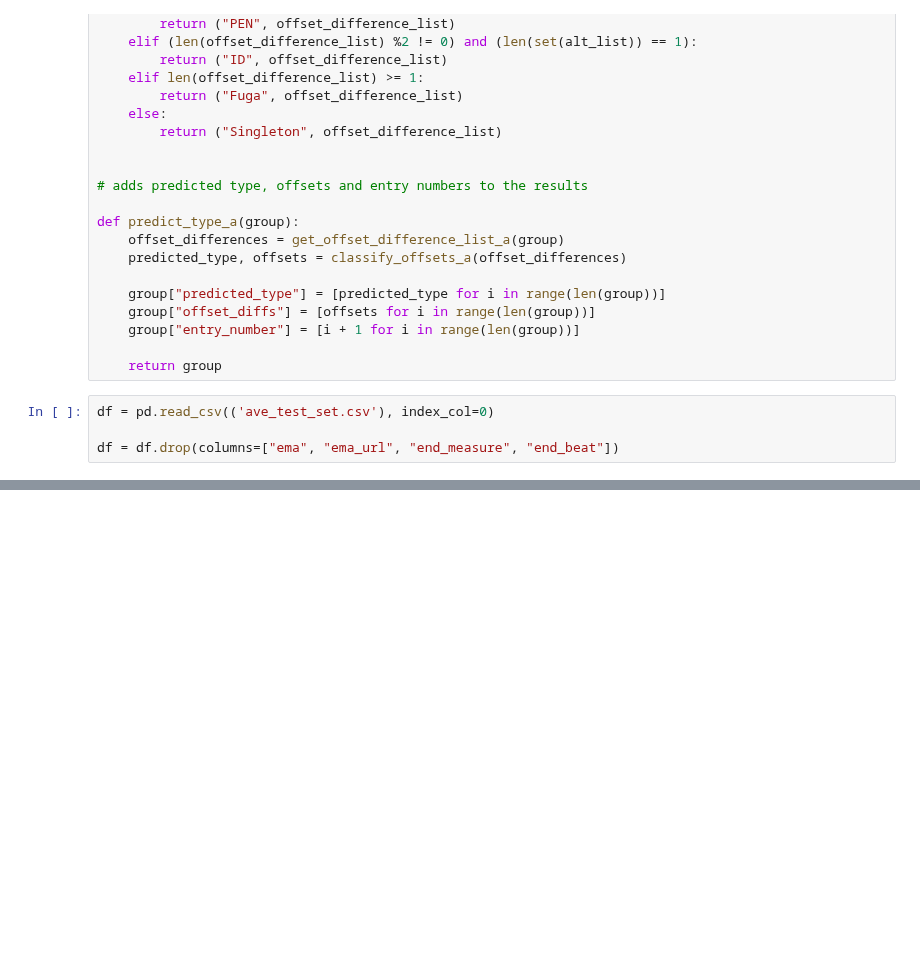
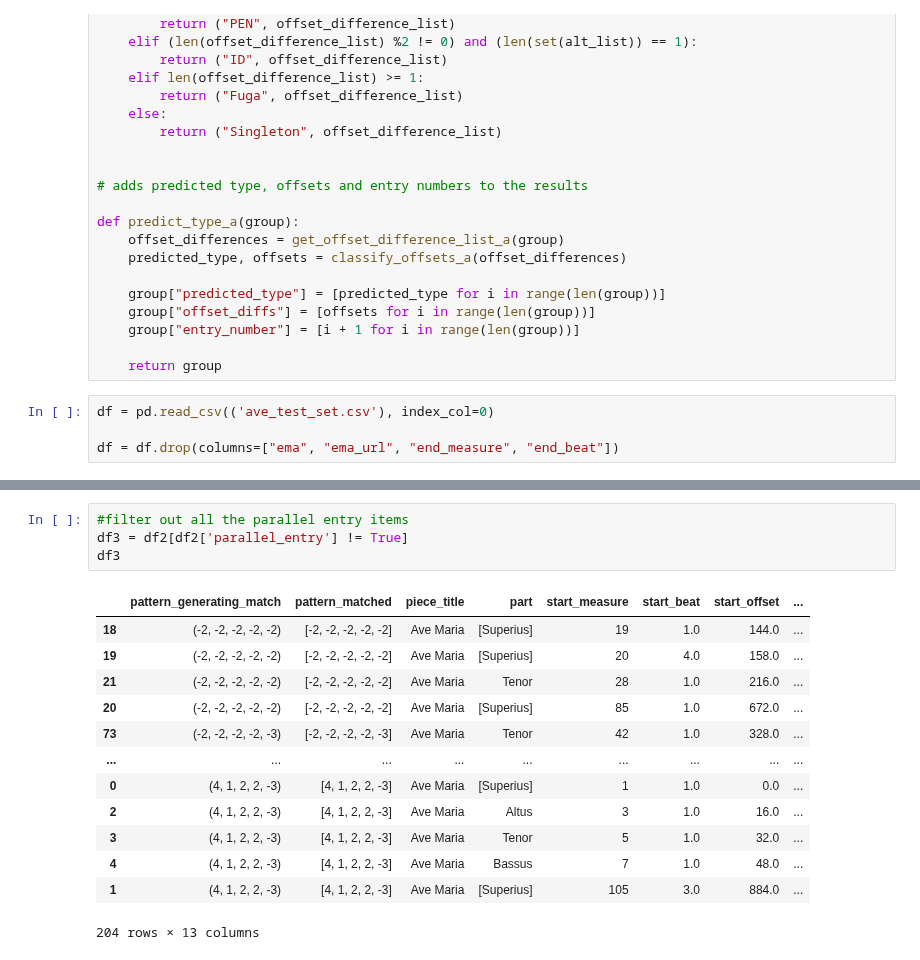
Before and after one commit to RichardFreedman/CRIM-notebooks, a Jupyter notebook: CRIM/CRIM_Group_Tests.ipynb, the cells around one changed output, grey strips where cells are left out. Saved outputs shown, nothing was run; the diff lists cells and outputs as text; blank space fills up the shorter version.

```diff
--- a/CRIM/CRIM_Group_Tests.ipynb
+++ b/CRIM/CRIM_Group_Tests.ipynb
@@ -184 +162,19 @@ sel.head(50)
+# %%
+#filter out all the parallel entry items
+df3 = df2[df2['parallel_entry'] != True]
+df3
+# %% [output]
+|  | pattern_generating_match | pattern_matched | piece_title | part | start_measure | start_beat | start_offset | ... |
+| 18 | (-2, -2, -2, -2, -2) | [-2, -2, -2, -2, -2] | Ave Maria | [Superius] | 19 | 1.0 | 144.0 | ... |
+| 19 | (-2, -2, -2, -2, -2) | [-2, -2, -2, -2, -2] | Ave Maria | [Superius] | 20 | 4.0 | 158.0 | ... |
+| 21 | (-2, -2, -2, -2, -2) | [-2, -2, -2, -2, -2] | Ave Maria | Tenor | 28 | 1.0 | 216.0 | ... |
+| 20 | (-2, -2, -2, -2, -2) | [-2, -2, -2, -2, -2] | Ave Maria | [Superius] | 85 | 1.0 | 672.0 | ... |
+| 73 | (-2, -2, -2, -2, -3) | [-2, -2, -2, -2, -3] | Ave Maria | Tenor | 42 | 1.0 | 328.0 | ... |
+| ... | ... | ... | ... | ... | ... | ... | ... | ... |
+| 0 | (4, 1, 2, 2, -3) | [4, 1, 2, 2, -3] | Ave Maria | [Superius] | 1 | 1.0 | 0.0 | ... |
+| 2 | (4, 1, 2, 2, -3) | [4, 1, 2, 2, -3] | Ave Maria | Altus | 3 | 1.0 | 16.0 | ... |
+| 3 | (4, 1, 2, 2, -3) | [4, 1, 2, 2, -3] | Ave Maria | Tenor | 5 | 1.0 | 32.0 | ... |
+| 4 | (4, 1, 2, 2, -3) | [4, 1, 2, 2, -3] | Ave Maria | Bassus | 7 | 1.0 | 48.0 | ... |
+| 1 | (4, 1, 2, 2, -3) | [4, 1, 2, 2, -3] | Ave Maria | [Superius] | 105 | 3.0 | 884.0 | ... |
+204 rows × 13 columns
 # %%
```
Also changed, not shown: parts of 12 cells of this notebook, 1 other file.
